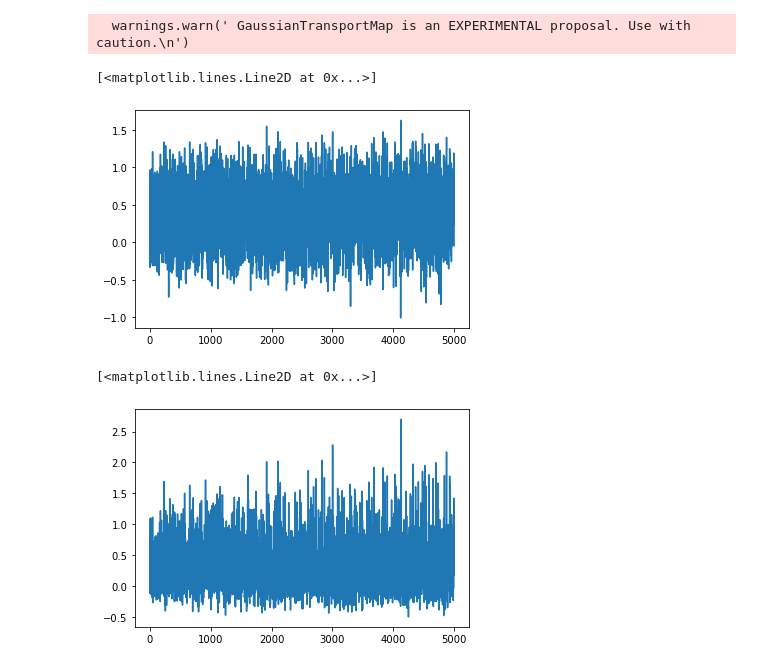
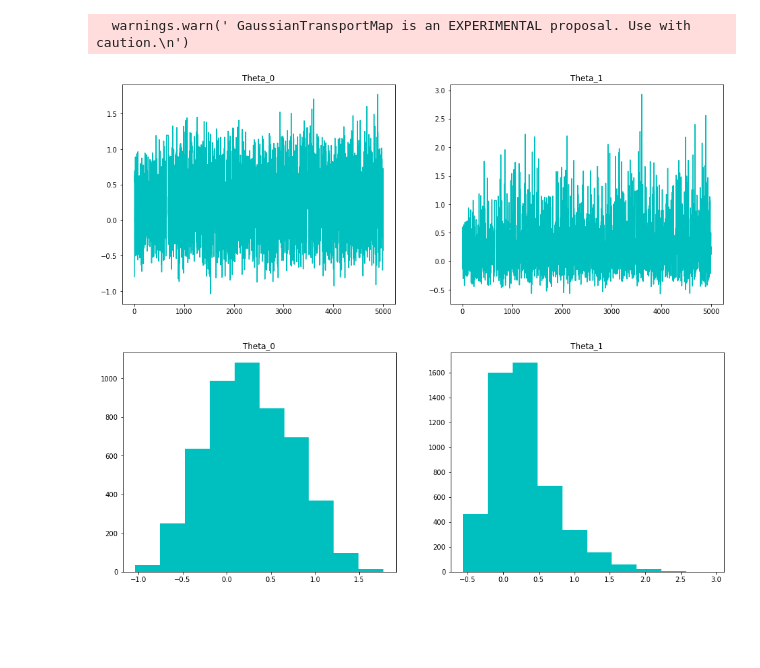
Before and after one commit to mikkelbue/tinyDA, a Jupyter notebook: Chain-TransportMap.ipynb, the cells around one changed output. Drawn from its saved outputs; the diff is of its cells as text; code cells hidden in the pictures; blank space fills up the shorter version.

```diff
--- a/Chain-TransportMap.ipynb
+++ b/Chain-TransportMap.ipynb
@@ -53,15 +53,13 @@ my_chain.sample(7000)
 # %%
 burnin = 2000
 # %%
-plt.plot([link.parameters[0] for link in my_chain.chain[burnin:]])
+tda.diagnostics.plot_parameters(np.array([link.parameters for link in my_chain.chain]), [0,1], burnin=burnin)
 # %% [output]
-[<matplotlib.lines.Line2D at 0x...>]
-[figure, old version]
+[figure, new version]
 # %%
-plt.plot([link.parameters[1] for link in my_chain.chain[burnin:]])
+tda.diagnostics.plot_parameters(np.array([link.parameters for link in my_chain.chain]), [0,1], burnin=burnin, plot_type='histogram')
 # %% [output]
-[<matplotlib.lines.Line2D at 0x...>]
-[figure, old version]
+[figure, new version]
 # %%
 plt.figure(figsize=(10,8))
 plt.scatter(np.array([link.parameters[0] for link in my_chain.chain[burnin:]]), np.array([link.parameters[1] for link in my_chain.chain[burnin:]]))
```
Also changed, not shown: parts of 2 cells of this notebook, 2 other files.
